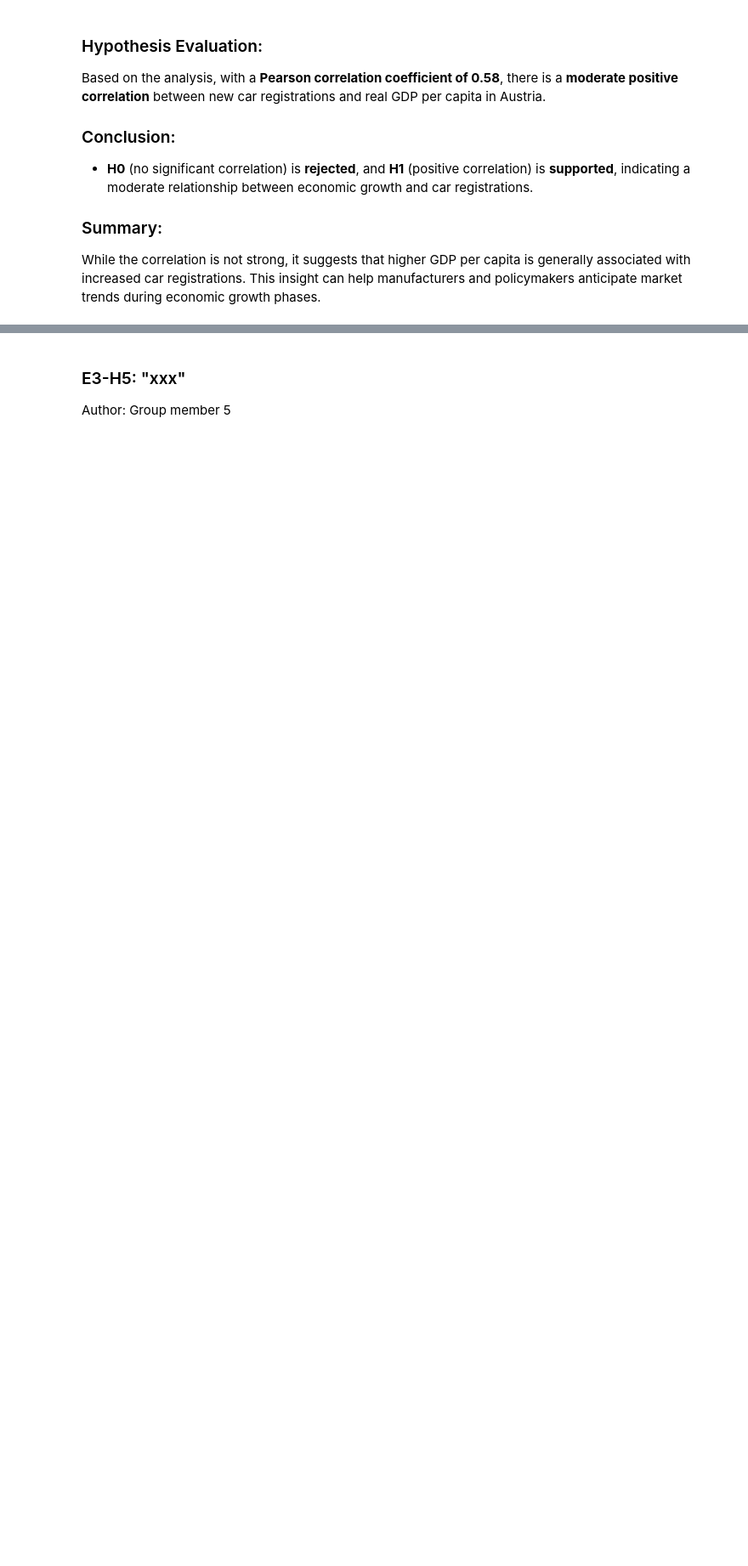
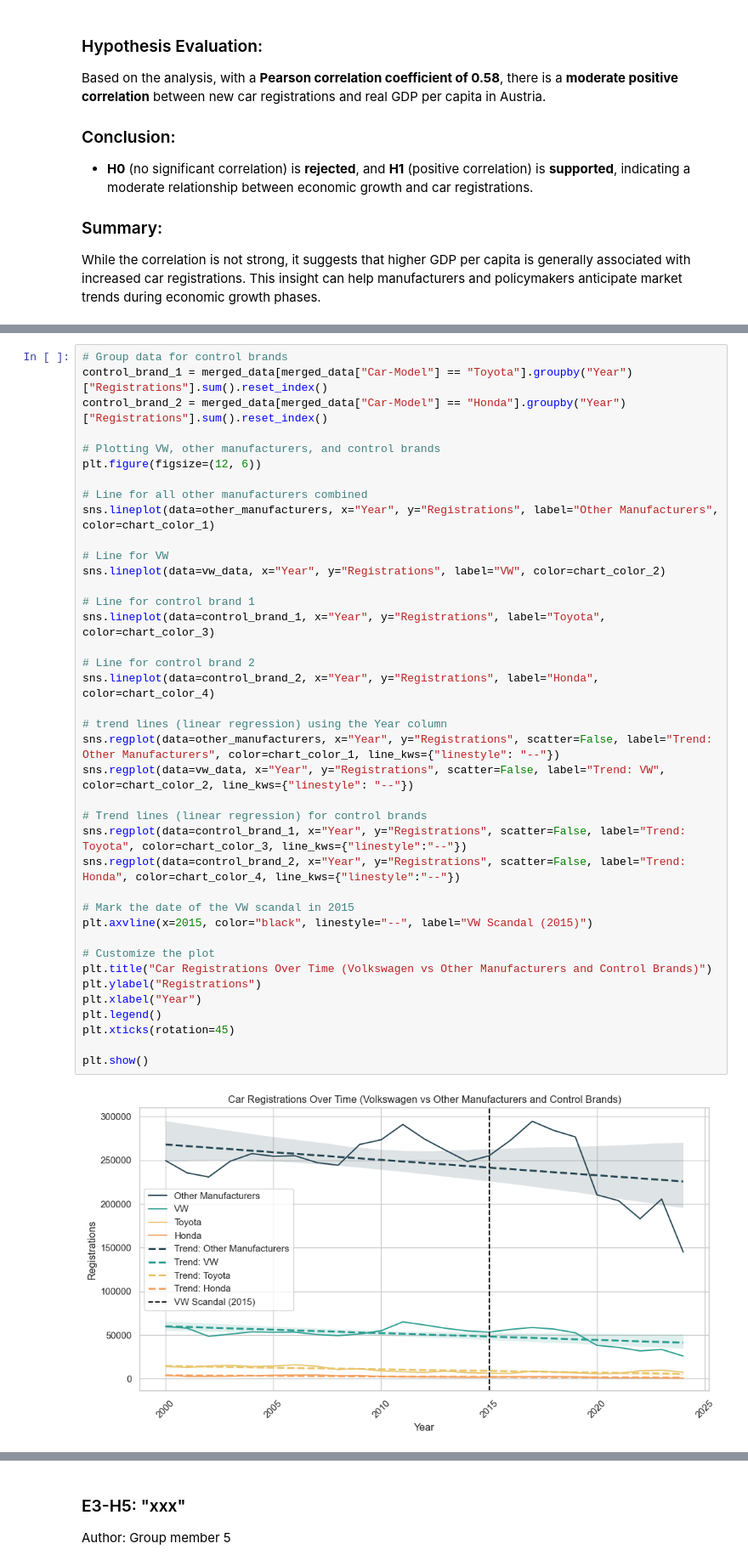
Before and after one commit to dannytheairish/fhtw-data-engineering, a Jupyter notebook: Pkw-Final.ipynb, the cells around one changed output, grey strips where cells are left out. Shown at 85% size. Cells and saved outputs as stored; diff of their text form; blank space fills up the shorter version.

```diff
--- a/Pkw-Final.ipynb
+++ b/Pkw-Final.ipynb
@@ -1046,0 +1103,41 @@ Author: Group member 4
+# %%
+# Group data for control brands
+control_brand_1 = merged_data[merged_data["Car-Model"] == "Toyota"].groupby("Year")["Registrations"].sum().reset_index()
+control_brand_2 = merged_data[merged_data["Car-Model"] == "Honda"].groupby("Year")["Registrations"].sum().reset_index()
+
+# Plotting VW, other manufacturers, and control brands
+plt.figure(figsize=(12, 6))
+
+# Line for all other manufacturers combined
+sns.lineplot(data=other_manufacturers, x="Year", y="Registrations", label="Other Manufacturers", color=chart_color_1)
+
+# Line for VW
+sns.lineplot(data=vw_data, x="Year", y="Registrations", label="VW", color=chart_color_2)
+
+# Line for control brand 1
+sns.lineplot(data=control_brand_1, x="Year", y="Registrations", label="Toyota", color=chart_color_3)
+
+# Line for control brand 2
+sns.lineplot(data=control_brand_2, x="Year", y="Registrations", label="Honda", color=chart_color_4)
+
+# trend lines (linear regression) using the Year column
+sns.regplot(data=other_manufacturers, x="Year", y="Registrations", scatter=False, label="Trend: Other Manufacturers", color=chart_color_1, line_kws={"linestyle": "--"})
+sns.regplot(data=vw_data, x="Year", y="Registrations", scatter=False, label="Trend: VW", color=chart_color_2, line_kws={"linestyle": "--"})
+
+# Trend lines (linear regression) for control brands
+sns.regplot(data=control_brand_1, x="Year", y="Registrations", scatter=False, label="Trend: Toyota", color=chart_color_3, line_kws={"linestyle":"--"})
+sns.regplot(data=control_brand_2, x="Year", y="Registrations", scatter=False, label="Trend: Honda", color=chart_color_4, line_kws={"linestyle":"--"})
+
+# Mark the date of the VW scandal in 2015
+plt.axvline(x=2015, color="black", linestyle="--", label="VW Scandal (2015)")
+
+# Customize the plot
+plt.title("Car Registrations Over Time (Volkswagen vs Other Manufacturers and Control Brands)")
+plt.ylabel("Registrations")
+plt.xlabel("Year")
+plt.legend()
+plt.xticks(rotation=45)
+
+plt.show()
+# %% [output]
+[figure, added]
```
Also changed, not shown: parts of 22 cells of this notebook, 1 other file.
